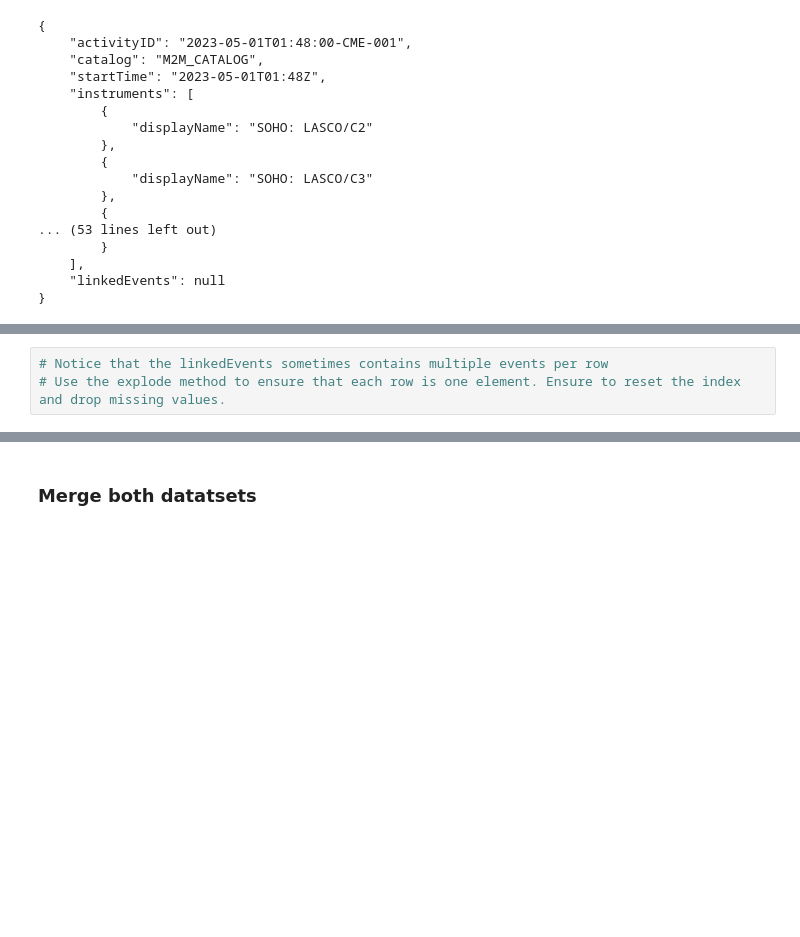
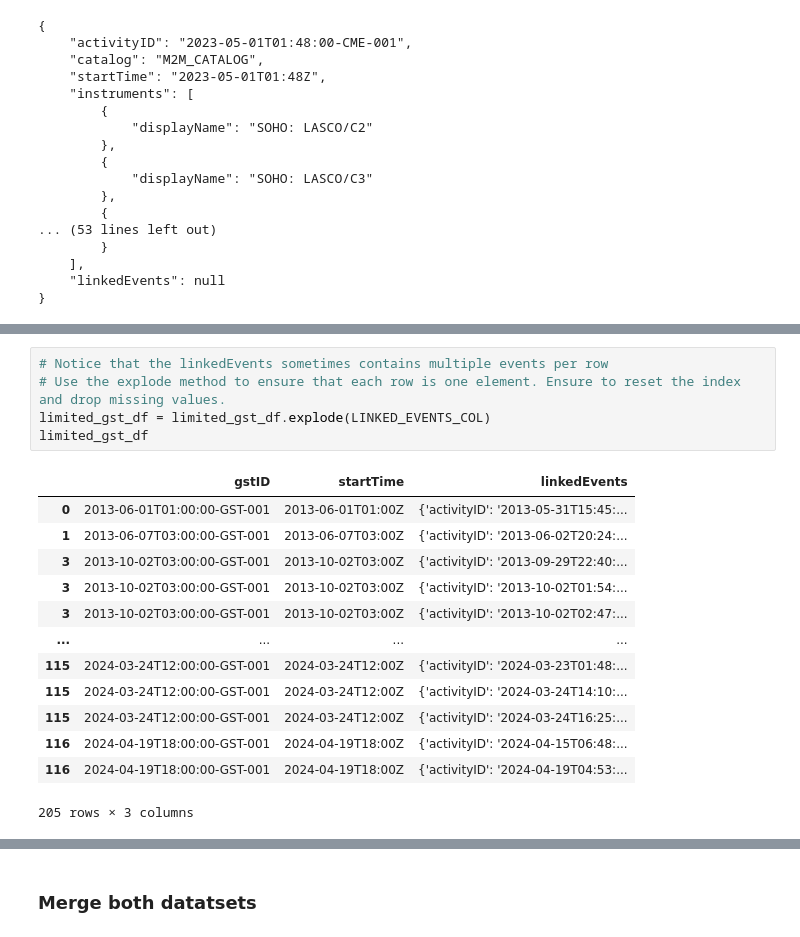
Before and after one commit to tamfree/data-sourcing-challenge, a Jupyter notebook: retrieve_data.ipynb, the cells around one changed output, grey strips where cells are left out. Saved outputs shown, nothing was run; the diff lists cells and outputs as text; blank space fills up the shorter version.

```diff
--- a/retrieve_data.ipynb
+++ b/retrieve_data.ipynb
@@ -391,6 +401,22 @@ limited_gst_df
 # %%
 # Notice that the linkedEvents sometimes contains multiple events per row
 # Use the explode method to ensure that each row is one element. Ensure to reset the index and drop missing values.
+limited_gst_df = limited_gst_df.explode(LINKED_EVENTS_COL)
+limited_gst_df
+# %% [output]
+|  | gstID | startTime | linkedEvents |
+| 0 | 2013-06-01T01:00:00-GST-001 | 2013-06-01T01:00Z | {'activityID': '2013-05-31T15:45:... |
+| 1 | 2013-06-07T03:00:00-GST-001 | 2013-06-07T03:00Z | {'activityID': '2013-06-02T20:24:... |
+| 3 | 2013-10-02T03:00:00-GST-001 | 2013-10-02T03:00Z | {'activityID': '2013-09-29T22:40:... |
+| 3 | 2013-10-02T03:00:00-GST-001 | 2013-10-02T03:00Z | {'activityID': '2013-10-02T01:54:... |
+| 3 | 2013-10-02T03:00:00-GST-001 | 2013-10-02T03:00Z | {'activityID': '2013-10-02T02:47:... |
+| ... | ... | ... | ... |
+| 115 | 2024-03-24T12:00:00-GST-001 | 2024-03-24T12:00Z | {'activityID': '2024-03-23T01:48:... |
+| 115 | 2024-03-24T12:00:00-GST-001 | 2024-03-24T12:00Z | {'activityID': '2024-03-24T14:10:... |
+| 115 | 2024-03-24T12:00:00-GST-001 | 2024-03-24T12:00Z | {'activityID': '2024-03-24T16:25:... |
+| 116 | 2024-04-19T18:00:00-GST-001 | 2024-04-19T18:00Z | {'activityID': '2024-04-15T06:48:... |
+| 116 | 2024-04-19T18:00:00-GST-001 | 2024-04-19T18:00Z | {'activityID': '2024-04-19T04:53:... |
+205 rows × 3 columns
 # %%
 # Apply the extract_activityID_from_dict function to each row in the 'linkedEvents' column (you can use apply() and a lambda function)
 # and create a new column called 'CME_ActivityID' using loc indexer:
```
Also changed, not shown: parts of 5 cells of this notebook.
